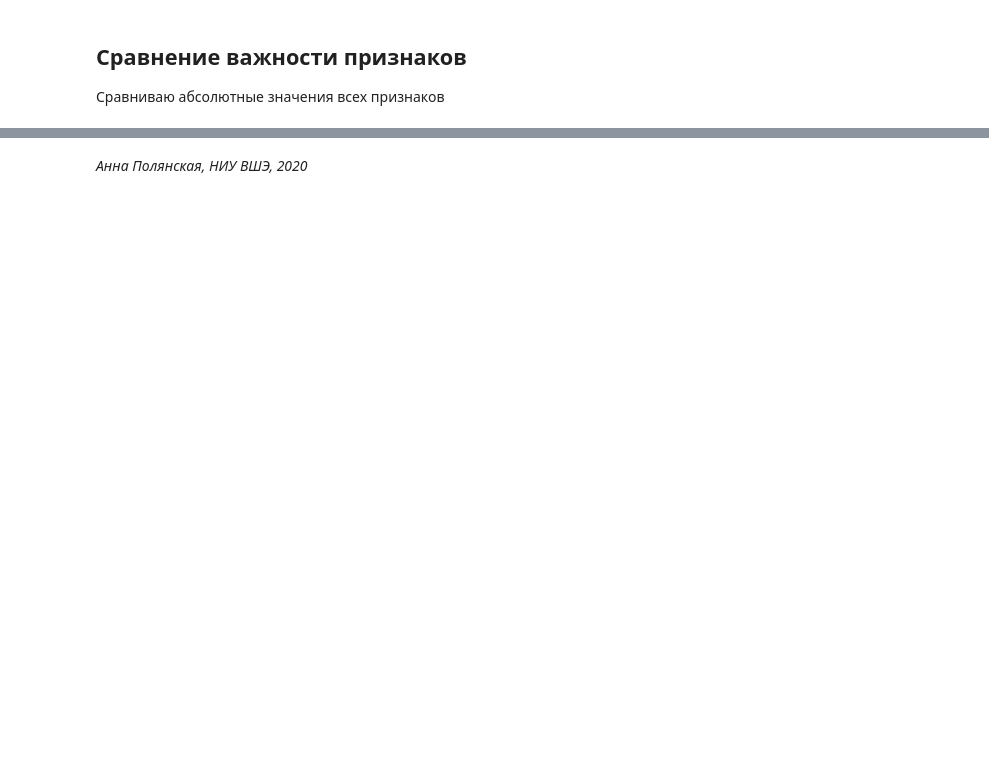
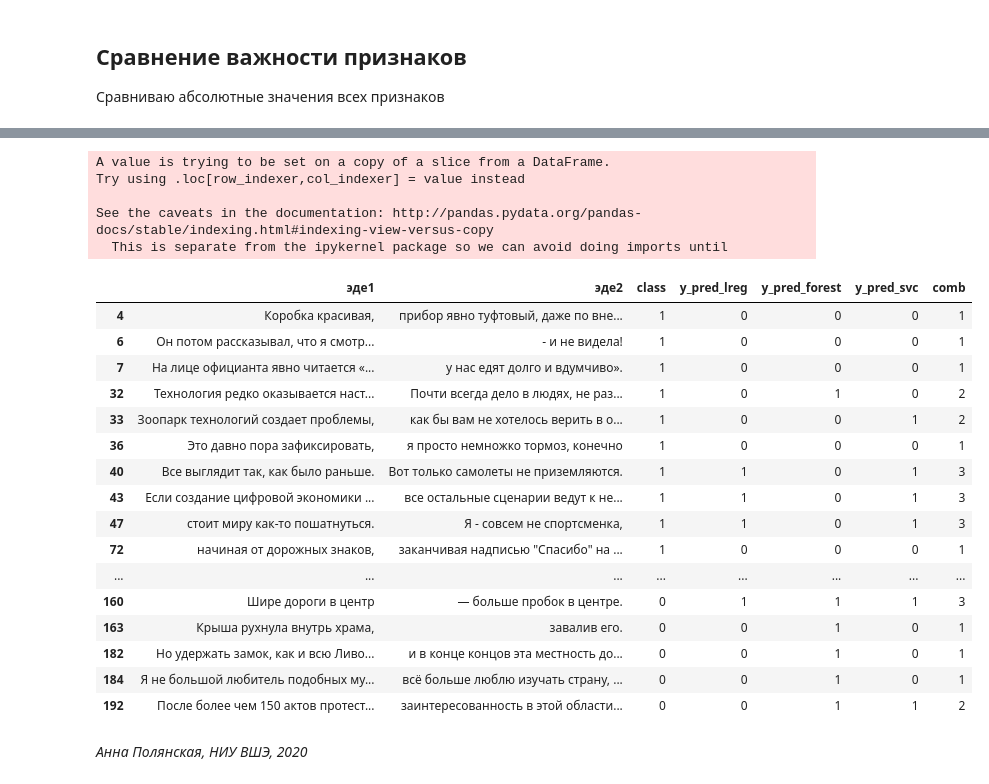
Before and after one commit to polyankaglade/ImpDiscRel, a Jupyter notebook: features_and_models.ipynb, the cells around one changed output, grey strips where cells are left out. Saved outputs shown, nothing was run; the diff lists cells and outputs as text; code cells hidden in the pictures; blank space fills up the shorter version.

Commit message:
add mistakes

```diff
--- a/features_and_models.ipynb
+++ b/features_and_models.ipynb
@@ -669,0 +693,6 @@ features
+# %%
+X_test['y_pred_lreg'] = y_pred_lreg
+X_test['y_pred_tree'] = y_pred_tree
+X_test['y_pred_forest'] = y_pred_forest
+X_test['y_pred_svc'] = y_pred_svc
+X_test['class'] = y_test
@@ -669,0 +717,29 @@ features
+# %%
+res_df = pd.concat([all_data, X_test], axis=1, join='inner')
+mistakes = res_df[['эде1', 'эде2', 'class', 'y_pred_lreg', 'y_pred_forest', 'y_pred_svc']]
+mistakes['comb'] = mistakes[['class', 'y_pred_lreg', 'y_pred_forest', 'y_pred_svc']].sum(axis=1)
+out = mistakes[(mistakes['comb'] != 0)&(mistakes['comb'] != 4)]
+out
+# %% [output]
+A value is trying to be set on a copy of a slice from a DataFrame.
+Try using .loc[row_indexer,col_indexer] = value instead
+
+See the caveats in the documentation: http://pandas.pydata.org/pandas-docs/stable/indexing.html#indexing-view-versus-copy
+  This is separate from the ipykernel package so we can avoid doing imports until
+|  | эде1 | эде2 | class | y_pred_lreg | y_pred_forest | y_pred_svc | comb |
+| 4 | Коробка красивая, | прибор явно туфтовый, даже по вне... | 1 | 0 | 0 | 0 | 1 |
+| 6 | Он потом рассказывал, что я смотр... | - и не видела! | 1 | 0 | 0 | 0 | 1 |
+| 7 | На лице официанта явно читается «... | у нас едят долго и вдумчиво». | 1 | 0 | 0 | 0 | 1 |
+| 32 | Технология редко оказывается наст... | Почти всегда дело в людях, не раз... | 1 | 0 | 1 | 0 | 2 |
+| 33 | Зоопарк технологий создает проблемы, | как бы вам не хотелось верить в о... | 1 | 0 | 0 | 1 | 2 |
+| 36 | Это давно пора зафиксировать, | я просто немножко тормоз, конечно | 1 | 0 | 0 | 0 | 1 |
+| 40 | Все выглядит так, как было раньше. | Вот только самолеты не приземляются. | 1 | 1 | 0 | 1 | 3 |
+| 43 | Если создание цифровой экономики ... | все остальные сценарии ведут к не... | 1 | 1 | 0 | 1 | 3 |
+| 47 | стоит миру как-то пошатнуться. | Я - совсем не спортсменка, | 1 | 1 | 0 | 1 | 3 |
+| 72 | начиная от дорожных знаков, | заканчивая надписью "Спасибо" на ... | 1 | 0 | 0 | 0 | 1 |
+| ... | ... | ... | ... | ... | ... | ... | ... |
+| 160 | Шире дороги в центр | — больше пробок в центре. | 0 | 1 | 1 | 1 | 3 |
+| 163 | Крыша рухнула внутрь храма, | завалив его. | 0 | 0 | 1 | 0 | 1 |
+| 182 | Но удержать замок, как и всю Ливо... | и в конце концов эта местность до... | 0 | 0 | 1 | 0 | 1 |
+| 184 | Я не большой любитель подобных му... | всё больше люблю изучать страну, ... | 0 | 0 | 1 | 0 | 1 |
+| 192 | После более чем 150 актов протест... | заинтересованность в этой области... | 0 | 0 | 1 | 1 | 2 |
```
Also changed, not shown: parts of 20 cells of this notebook, 2 other files.
